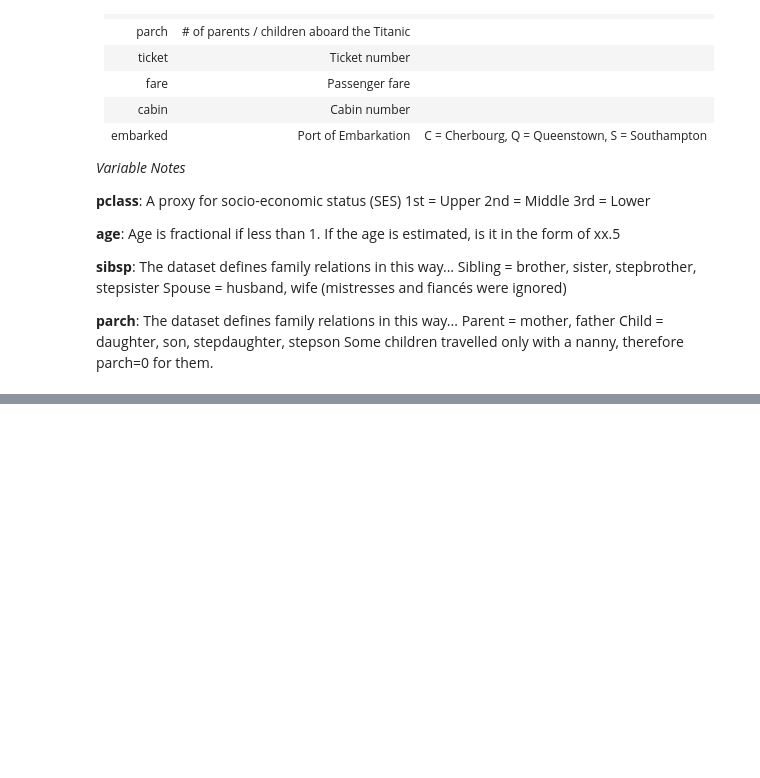
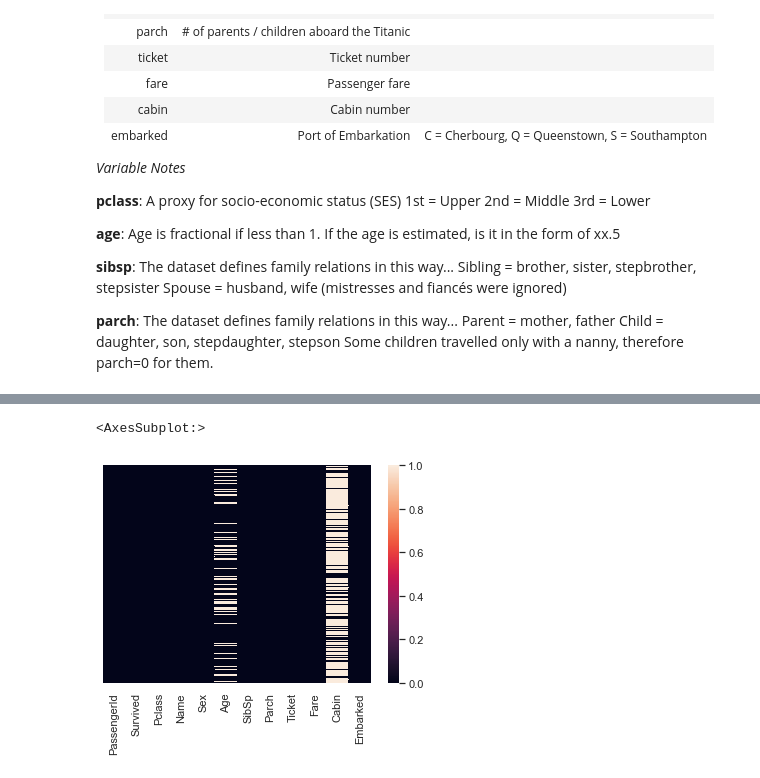
Before and after one commit to ai-ml-with-kapil/LogisticRegression, a Jupyter notebook: Logistic Regression.ipynb, the cells around one changed output, grey strips where cells are left out. Cells and saved outputs as stored; diff of their text form; code cells hidden in the pictures; blank space fills up the shorter version.

```diff
--- a/Logistic Regression.ipynb
+++ b/Logistic Regression.ipynb
@@ -104,3 +107,16 @@ Spouse = husband, wife (mistresses and fiancés were ignored)
 Parent = mother, father
 Child = daughter, son, stepdaughter, stepson
 Some children travelled only with a nanny, therefore parch=0 for them.
+# %%
+# import libraries
+
+import numpy as np
+import pandas as pd
+import matplotlib.pyplot as plt
+import seaborn as sns
+sns.set()
+import warnings
+warnings.filterwarnings('ignore')
+# %%
+# reading train data set
+df = pd.read_csv("./Titanic_dataset/train.csv")
@@ -106,0 +174,5 @@ Some children travelled only with a nanny, therefore parch=0 for them.
+# %%
+sns.heatmap(df.isnull(), yticklabels=False)
+# %% [output]
+<AxesSubplot:>
+[figure, added]
```
Also changed, not shown: parts of 33 cells of this notebook.
